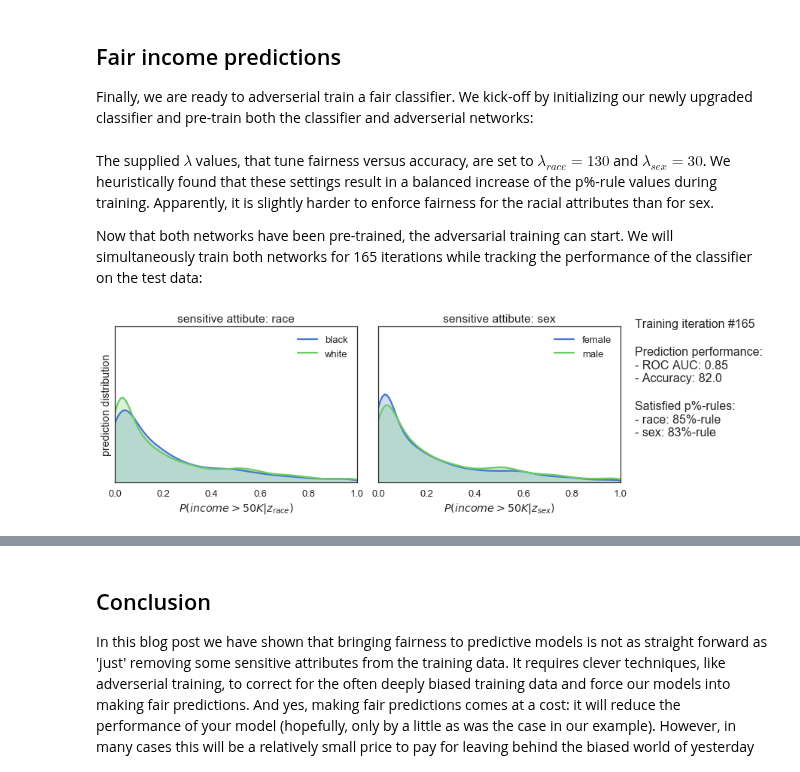
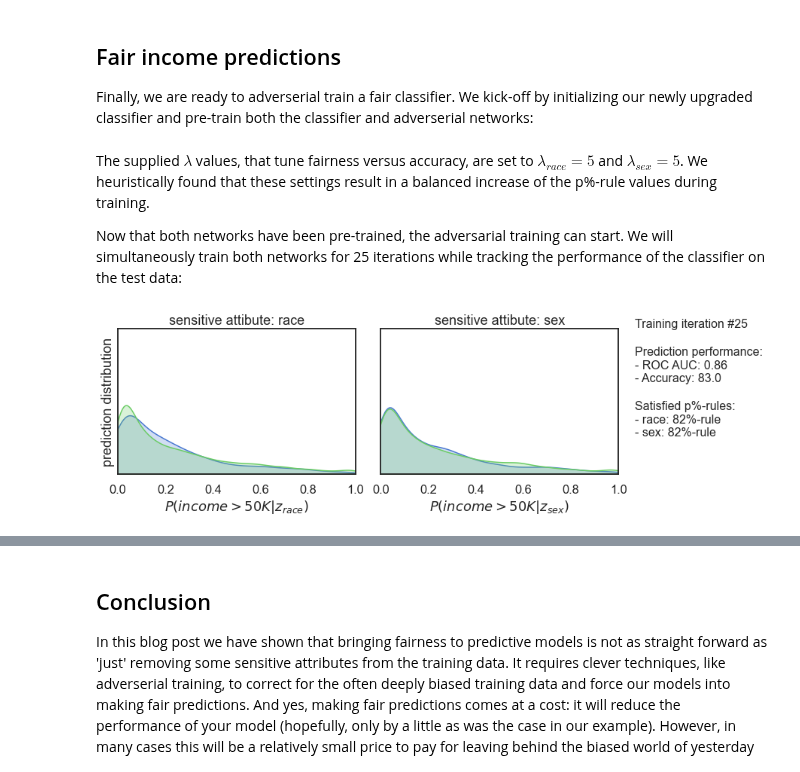
Before and after one commit to equialgo/fairness-in-ml, a Jupyter notebook: fairness-in-ml.ipynb, the cells around one changed output, grey strips where cells are left out. Drawn from its saved outputs; the diff is of its cells as text; code cells hidden in the pictures.

Commit message:
Modernizing the code
Moving to tensorflow 2.0, fixing some compatiblities with sklearn, tweaking training procedure.

```diff
--- a/fairness-in-ml.ipynb
+++ b/fairness-in-ml.ipynb
@@ -127,7 +131,7 @@ history = clf.fit(X_train.values, y_train.values, epochs=20, verbose=0)
 Finally, we use this classifier to make income level predictions on the test data. We determine the model performance by computing the [Area Under the Curve](https://en.wikipedia.org/wiki/Receiver_operating_characteristic#Area_under_the_curve) and the accuracy score using test set predictions.
 # %%
 # predict on test set
-y_pred = pd.Series(clf.predict(X_test).ravel(), index=y_test.index)
+y_pred = pd.Series(clf.predict(X_test.values).ravel(), index=y_test.index)
 print(f"ROC AUC: {roc_auc_score(y_test, y_pred):.2f}")
 print(f"Accuracy: {100*accuracy_score(y_test, (y_pred>0.5)):.1f}%")
 # %% [output]
@@ -335,27 +339,26 @@ class FairClassifier(object):
         adv = Model(inputs=[inputs], outputs=adv_net(clf_net(inputs)))
         self._trainable_clf_net(False)
         self._trainable_adv_net(True)
-        adv.compile(loss=['binary_crossentropy']*n_sensitive, optimizer='adam')
+        adv.compile(loss=['binary_crossentropy']*n_sensitive, loss_weights=self.lambdas,
+                    optimizer='adam')
         return adv
 
-    def _compute_class_weights(self, data_set):
-        class_values = [0, 1]
+    def _compute_class_weights(self, data_set, classes=[0, 1]):
         class_weights = []
         if len(data_set.shape) == 1:
-            balanced_weights = compute_class_weight('balanced', class_values, data_set)
-            class_weights.append(dict(zip(class_values, balanced_weights)))
+            balanced_weights = compute_class_weight('balanced', classes=classes, y=data_set)
+            class_weights.append(dict(zip(classes, balanced_weights)))
         else:
             n_attr =  data_set.shape[1]
             for attr_idx in range(n_attr):
-                balanced_weights = compute_class_weight('balanced', class_values,
-                                                        np.array(data_set)[:,attr_idx])
-                class_weights.append(dict(zip(class_values, balanced_weights)))
+                balanced_weights = compute_class_weight('balanced', classes=classes,
+                                                        y=np.array(data_set)[:,attr_idx])
+                class_weights.append(dict(zip(classes, balanced_weights)))
         return class_weights
 
-    def _compute_target_class_weights(self, y):
-        class_values  = [0,1]
-        balanced_weights =  compute_class_weight('balanced', class_values, y)
-        class_weights = {'y': dict(zip(class_values, balanced_weights))}
+    def _compute_target_class_weights(self, y, classes=[0, 1]):
+        balanced_weights =  compute_class_weight('balanced', classes=classes, y=y)
+        class_weights = {'y': dict(zip(classes, balanced_weights))}
         return class_weights
 
     def pretrain(self, x, y, z, epochs=10, verbose=0):
@@ -368,18 +371,19 @@ class FairClassifier(object):
                       epochs=epochs, verbose=verbose)
 
     def fit(self, x, y, z, validation_data=None, T_iter=250, batch_size=128,
-            save_figs=False):
+            save_figs=False, verbose=0):
         n_sensitive = z.shape[1]
         if validation_data is not None:
             x_val, y_val, z_val = validation_data
 
+        class_weight_clf = [{0:1., 1:1.}]
         class_weight_adv = self._compute_class_weights(z)
-        class_weight_clf_w_adv = [{0:1., 1:1.}]+class_weight_adv
+        class_weight_clf_w_adv = class_weight_clf+class_weight_adv
         self._val_metrics = pd.DataFrame()
         self._fairness_metrics = pd.DataFrame()
         for idx in range(T_iter):
             if validation_data is not None:
-                y_pred = pd.Series(self._clf.predict(x_val).ravel(), index=y_val.index)
+                y_pred = pd.Series(self._clf.predict(x_val.values).ravel(), index=y_val.index)
                 self._val_metrics.loc[idx, 'ROC AUC'] = roc_auc_score(y_val, y_pred)
                 self._val_metrics.loc[idx, 'Accuracy'] = (accuracy_score(y_val, (y_pred>0.5))*100)
                 for sensitive_attr in z_val.columns:
@@ -391,30 +395,31 @@ class FairClassifier(object):
                                    fname=f'output/{idx+1:08d}.png' if save_figs else None)
                 plt.show(plt.gcf())
 
+
             # train adverserial
             self._trainable_clf_net(False)
             self._trainable_adv_net(True)
             self._adv.fit(x.values, np.hsplit(z.values, z.shape[1]), batch_size=batch_size,
-                          class_weight=class_weight_adv, epochs=1, verbose=0)
+                          class_weight=class_weight_adv, epochs=1, verbose=verbose)
 
             # train classifier
+            # !Changed this into several epochs on whole dataset instead of single random minibatch!
             self._trainable_clf_net(True)
             self._trainable_adv_net(False)
             indices = np.random.permutation(len(x))[:batch_size]
-            self._clf_w_adv.train_on_batch(x.values[indices],
-                                           [y.values[indices]]+np.hsplit(z.values[indices], n_sensitive),
-                                           class_weight=class_weight_clf_w_adv)
+            self._clf_w_adv.fit(x.values, [y.values]+np.hsplit(z.values, z.shape[1]), batch_size=len(x),
+                                class_weight=class_weight_clf_w_adv, epochs=5, verbose=verbose)
 # %%
 # initialise FairClassifier
 clf = FairClassifier(n_features=X_train.shape[1], n_sensitive=Z_train.shape[1],
-                     lambdas=[130., 30.])
+                     lambdas=[5., 5.])
 
 # pre-train both adverserial and classifier networks
 clf.pretrain(X_train, y_train, Z_train, verbose=0, epochs=5)
 # %% [markdown]
-The supplied $\lambda$ values, that tune fairness versus accuracy, are set to $\lambda_{race}=130$ and $\lambda_{sex}=30$. We heuristically found that these settings result in a balanced increase of the p%-rule values during training. Apparently, it is slightly harder to enforce fairness for the racial attributes than for sex.
+The supplied $\lambda$ values, that tune fairness versus accuracy, are set to $\lambda_{race}=5$ and $\lambda_{sex}=5$. We heuristically found that these settings result in a balanced increase of the p%-rule values during training.
 
-Now that both networks have been pre-trained, the adversarial training can start. We will simultaneously train both networks for 165 iterations while tracking the performance of the classifier on the test data:
+Now that both networks have been pre-trained, the adversarial training can start. We will simultaneously train both networks for 25 iterations while tracking the performance of the classifier on the test data:
 # %%
 # HIDE
 if create_gif:
@@ -422,10 +427,10 @@ if create_gif:
 # %%
 # adverserial train on train set and validate on test set
 clf.fit(X_train, y_train, Z_train,
         validation_data=(X_test, y_test, Z_test),
-        T_iter=165, save_figs=create_gif)
+        T_iter=25, save_figs=create_gif, verbose=0)
 # %% [output]
-[figure, old version]
+[figure, new version]
 # %%
 # HIDE
 if create_gif:
```
Also changed, not shown: parts of 9 cells of this notebook, 3 other files.
